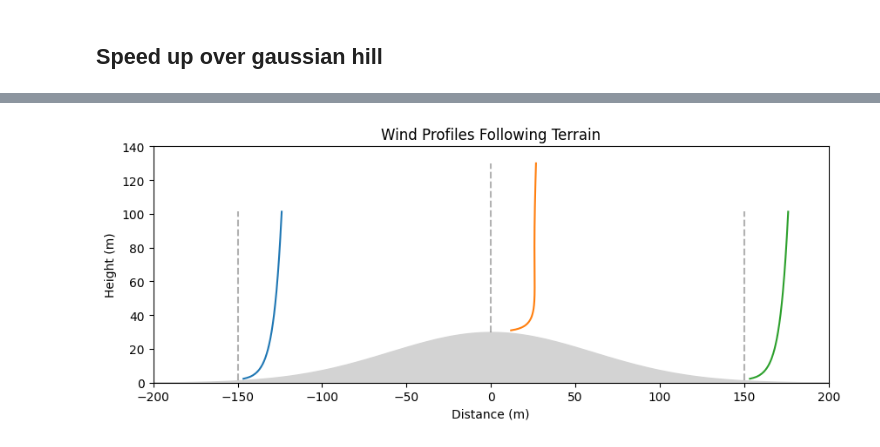
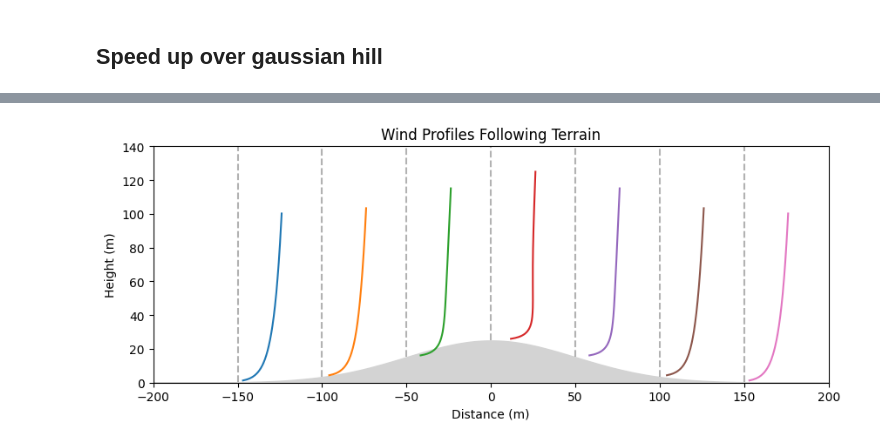
Before and after one commit to JacobManniche/Bachelor_legeplads, a Jupyter notebook: wind profile 2D.ipynb, the cells around one changed output, grey strips where cells are left out. Cells and saved outputs as stored; diff of their text form; code cells hidden in the pictures.

```diff
--- a/wind profile 2D.ipynb
+++ b/wind profile 2D.ipynb
@@ -338,8 +338,8 @@ Cmu = 0.09
 u_star = 0.4
 
 # terrain parameters
-H = 30          # hill height (m)
-sigma = 100     # hill width (m)
+H = 25          # hill height (m)
+sigma = 2*H     # hill width (m)
 alpha = 0.4     # speed-up strength
 
 # roughness
@@ -368,7 +368,7 @@ def TI(x, z):
 z = np.linspace(1, 100, 200)
 
 # sample positions: upstream, crest, downstream
-x_positions = [-100, 0, 25, 50, 100]
+x_positions = [-25,-10,-5,0, 5, 10, 25]
 
 fig, ax = plt.subplots(1, 2, figsize=(12, 6), sharey=True)
 
@@ -411,7 +411,7 @@ Cmu = 0.09
 u_star = 0.4
 
 # terrain parameters
-H = 30
+H = 25
 sigma = H * 2
 alpha = 0.4
 
@@ -437,7 +437,7 @@ z = np.linspace(1, 100, 200)
 x_vals = np.linspace(-200, 200, 500)
 
 # positions
-positions = [-150, 0, 150]
+positions = [-150, -100, -50, 0, 50, 100, 150]
 
 # scaling factor
 scale = 5
@@ -452,32 +452,32 @@ plt.fill_between(x_vals, hill_vals, color="lightgray", label="Hill")
 # profiles
 for x0 in positions:
     U_vals = U(x0, z)
 
     # horizontal shift
     x_profile = x0 + U_vals * scale - 20
 
     # vertical shift (THIS is the key fix)
     z_profile = z + hill(x0)
 
     plt.plot(x_profile, z_profile, label=f"x = {x0} m")
 
     # reference line from ground up
-    plt.plot([x0, x0], [hill(x0), hill(x0) + 100],
+    plt.plot([x0, x0], [hill(x0), hill(x0) + 150],
              linestyle="--", color="k", alpha=0.3)
 
 # labels
 plt.xlabel("Distance (m)")
 plt.ylabel("Height (m)")
 plt.title("Wind Profiles Following Terrain")
 
 plt.xlim(-200, 200)
 plt.ylim(0, 140)
 
 plt.gca().set_aspect('equal', adjustable='box')
 
 #plt.legend()
 #plt.grid(True)
 
 plt.show()
 # %% [output]
-[figure, old version]
+[figure, new version]
```
Also changed, not shown: parts of 1 cell of this notebook.
